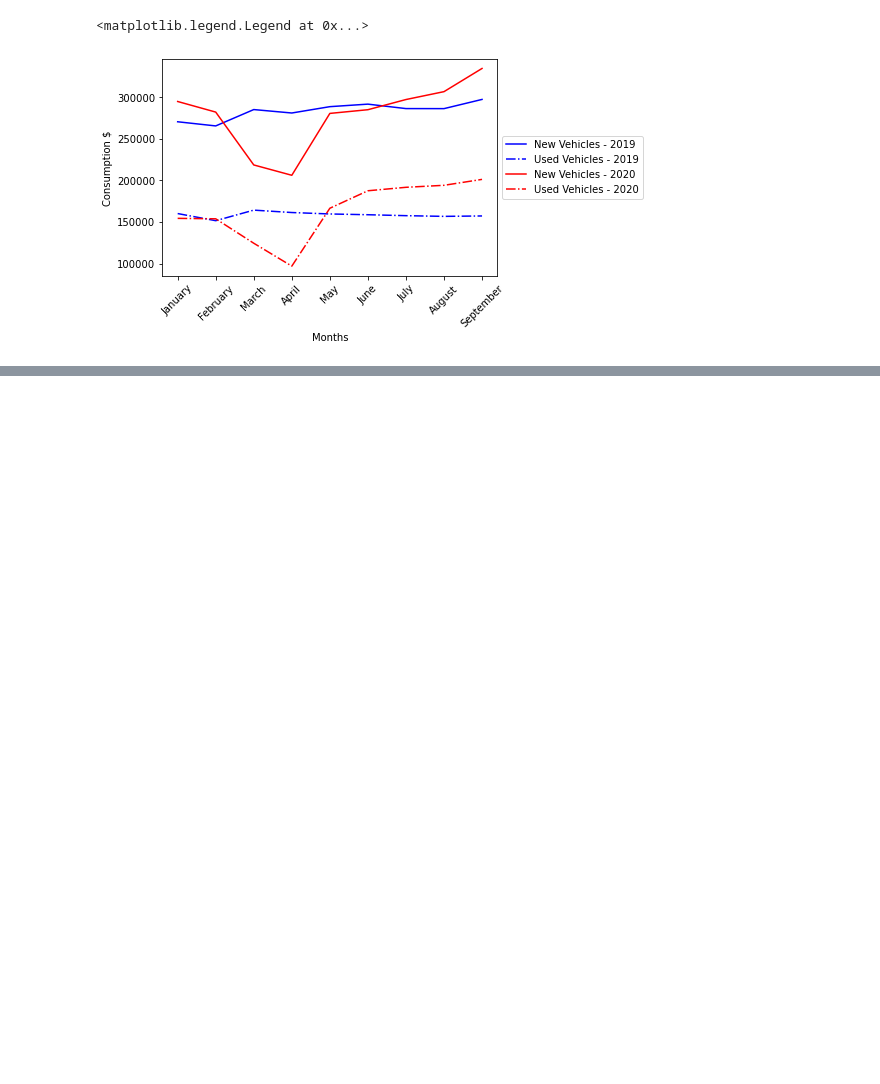
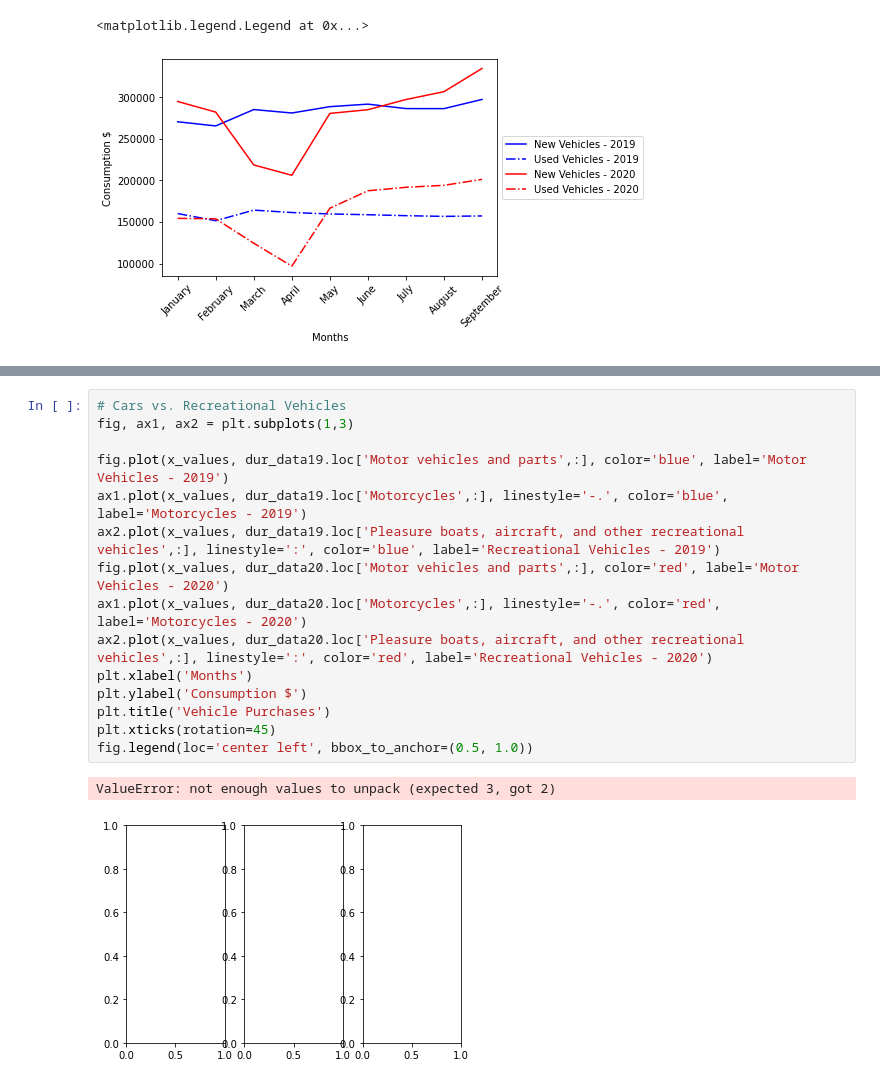
Before and after one commit to staceywai/bootcamp-project, a Jupyter notebook: Siara-Analysis.ipynb, the cells around one changed output, grey strips where cells are left out. Cells and saved outputs as stored; diff of their text form; blank space fills up the shorter version.

```diff
--- a/Siara-Analysis.ipynb
+++ b/Siara-Analysis.ipynb
@@ -147,0 +155,18 @@ plt.legend(loc='center left', bbox_to_anchor=(1.0, 0.5))
+# %%
+# Cars vs. Recreational Vehicles
+fig, ax1, ax2 = plt.subplots(1,3)
+
+fig.plot(x_values, dur_data19.loc['Motor vehicles and parts',:], color='blue', label='Motor Vehicles - 2019')
+ax1.plot(x_values, dur_data19.loc['Motorcycles',:], linestyle='-.', color='blue', label='Motorcycles - 2019')
+ax2.plot(x_values, dur_data19.loc['Pleasure boats, aircraft, and other recreational vehicles',:], linestyle=':', color='blue', label='Recreational Vehicles - 2019')
+fig.plot(x_values, dur_data20.loc['Motor vehicles and parts',:], color='red', label='Motor Vehicles - 2020')
+ax1.plot(x_values, dur_data20.loc['Motorcycles',:], linestyle='-.', color='red', label='Motorcycles - 2020')
+ax2.plot(x_values, dur_data20.loc['Pleasure boats, aircraft, and other recreational vehicles',:], linestyle=':', color='red', label='Recreational Vehicles - 2020')
+plt.xlabel('Months')
+plt.ylabel('Consumption $')
+plt.title('Vehicle Purchases')
+plt.xticks(rotation=45)
+fig.legend(loc='center left', bbox_to_anchor=(0.5, 1.0))
+# %% [output]
+ValueError: not enough values to unpack (expected 3, got 2)
+[figure, added]
```
Also changed, not shown: parts of 1 cell of this notebook.
